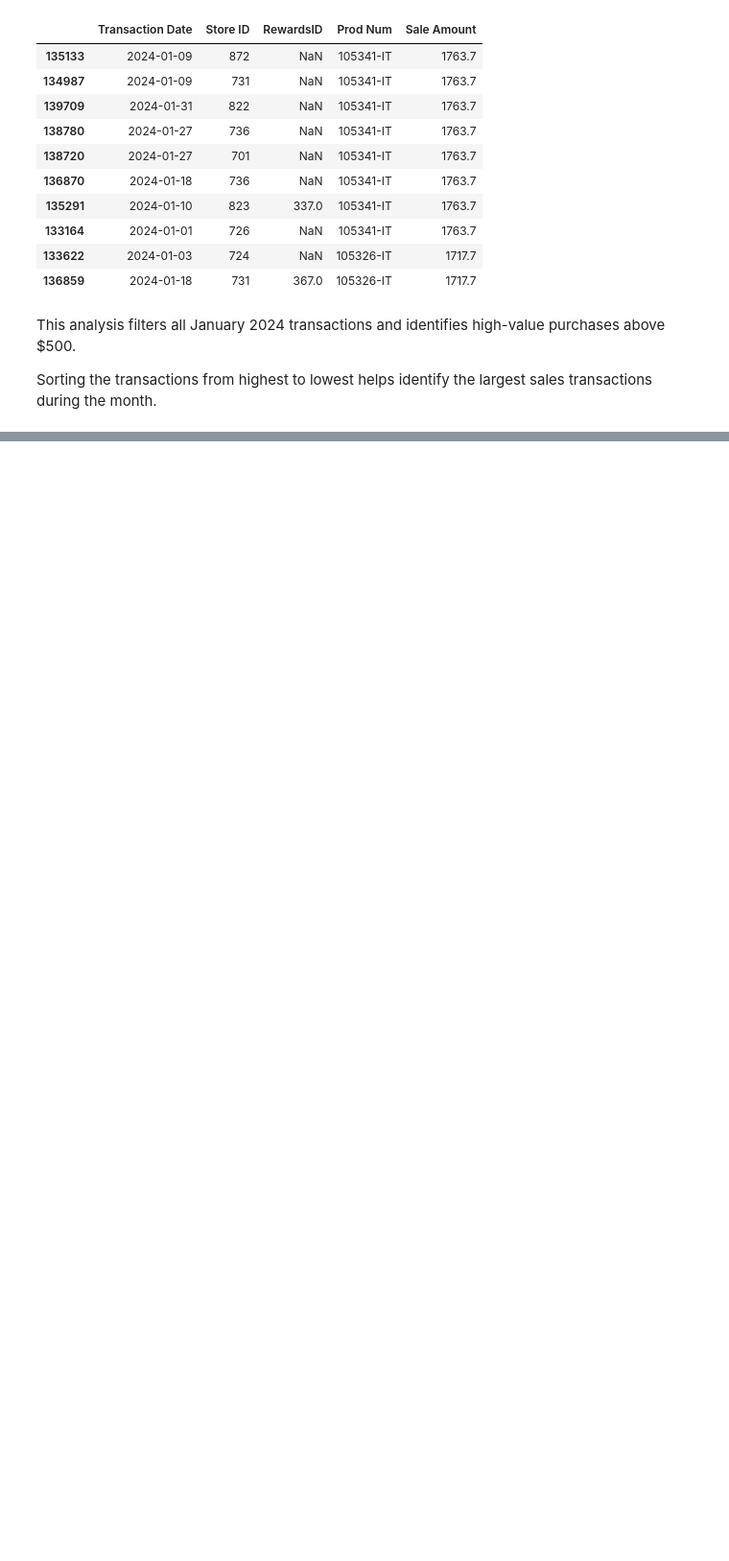
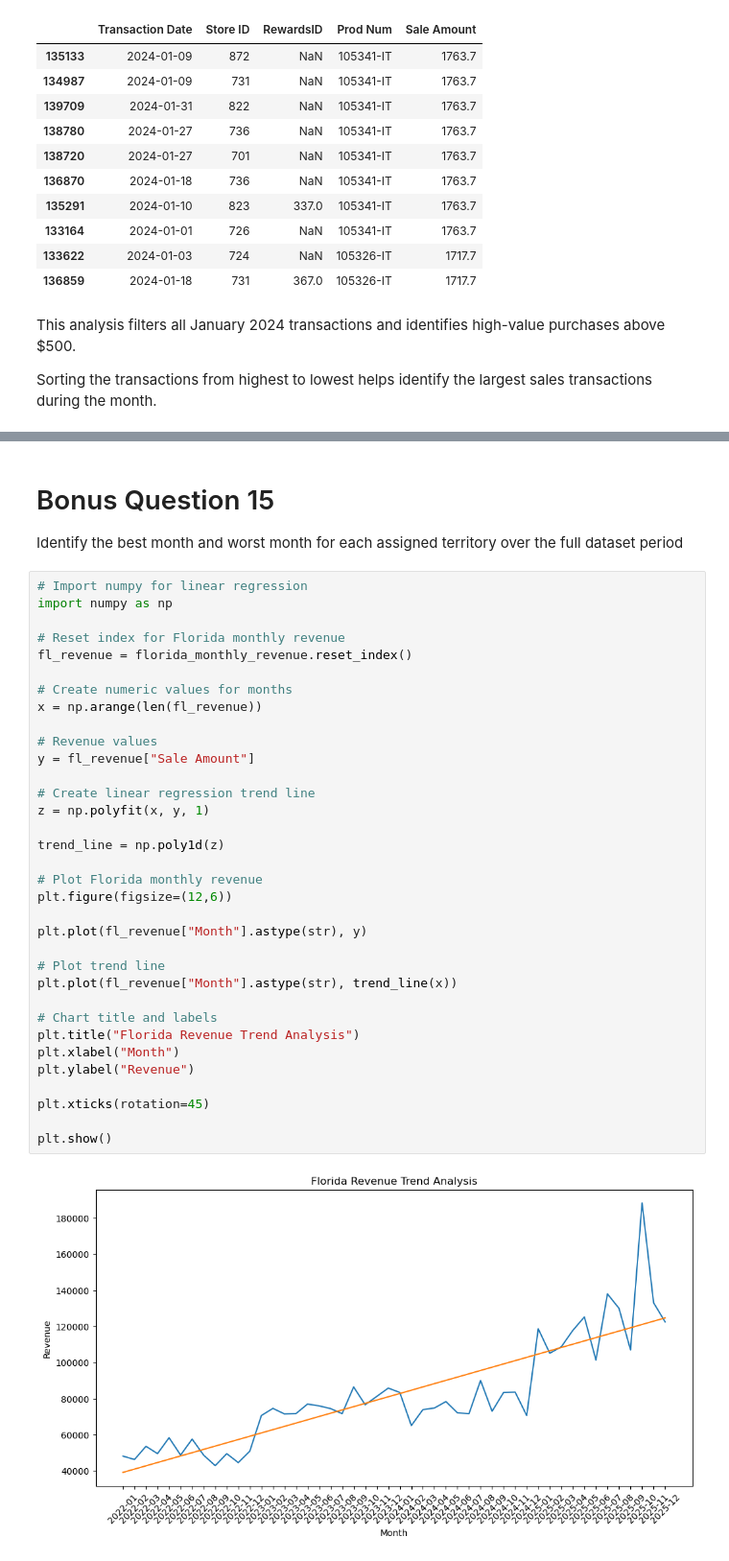
Before and after one commit to Soniatana/Capstone_2, a Jupyter notebook: tana_bonus_analysis.ipynb, the cells around one changed output, grey strips where cells are left out. Shown at 96% size. Drawn from its saved outputs; the diff is of its cells as text; blank space fills up the shorter version.

Commit message:
completed bonus quetions 1,6,9 and 15 analysis

```diff
--- a/tana_bonus_analysis.ipynb
+++ b/tana_bonus_analysis.ipynb
@@ -64,0 +133,40 @@ Sorting the transactions from highest to lowest helps identify the largest sales
+# %% [markdown]
+# Bonus Question 15
+
+Identify the best month and worst month for each assigned territory over the full dataset period
+# %%
+# Import numpy for linear regression
+import numpy as np
+
+# Reset index for Florida monthly revenue
+fl_revenue = florida_monthly_revenue.reset_index()
+
+# Create numeric values for months
+x = np.arange(len(fl_revenue))
+
+# Revenue values
+y = fl_revenue["Sale Amount"]
+
+# Create linear regression trend line
+z = np.polyfit(x, y, 1)
+
+trend_line = np.poly1d(z)
+
+# Plot Florida monthly revenue
+plt.figure(figsize=(12,6))
+
+plt.plot(fl_revenue["Month"].astype(str), y)
+
+# Plot trend line
+plt.plot(fl_revenue["Month"].astype(str), trend_line(x))
+
+# Chart title and labels
+plt.title("Florida Revenue Trend Analysis")
+plt.xlabel("Month")
+plt.ylabel("Revenue")
+
+plt.xticks(rotation=45)
+
+plt.show()
+# %% [output]
+[figure, added]
```
Also changed, not shown: parts of 10 cells of this notebook.
